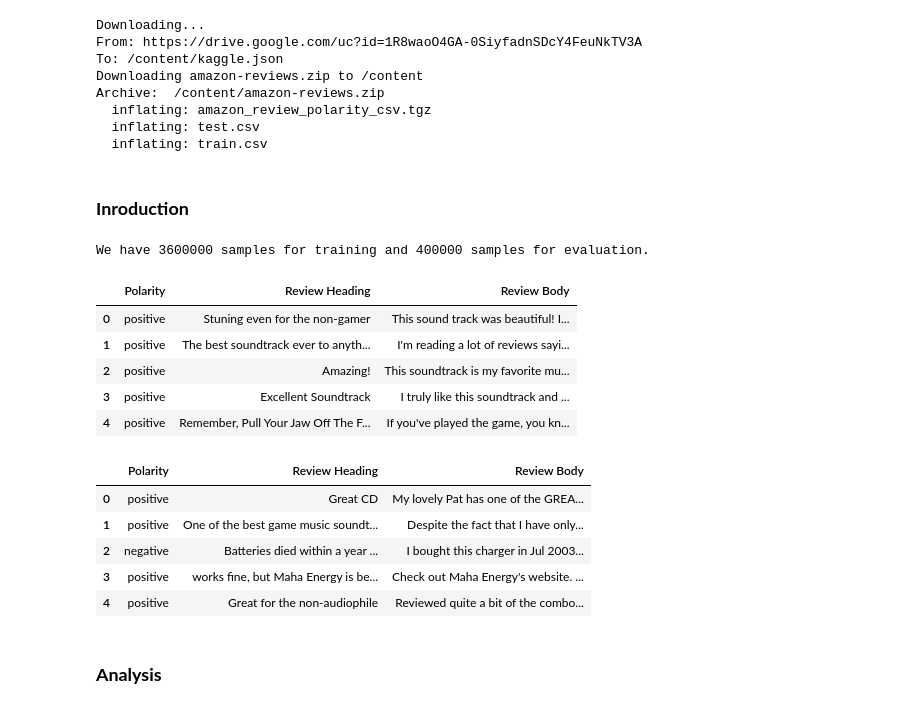
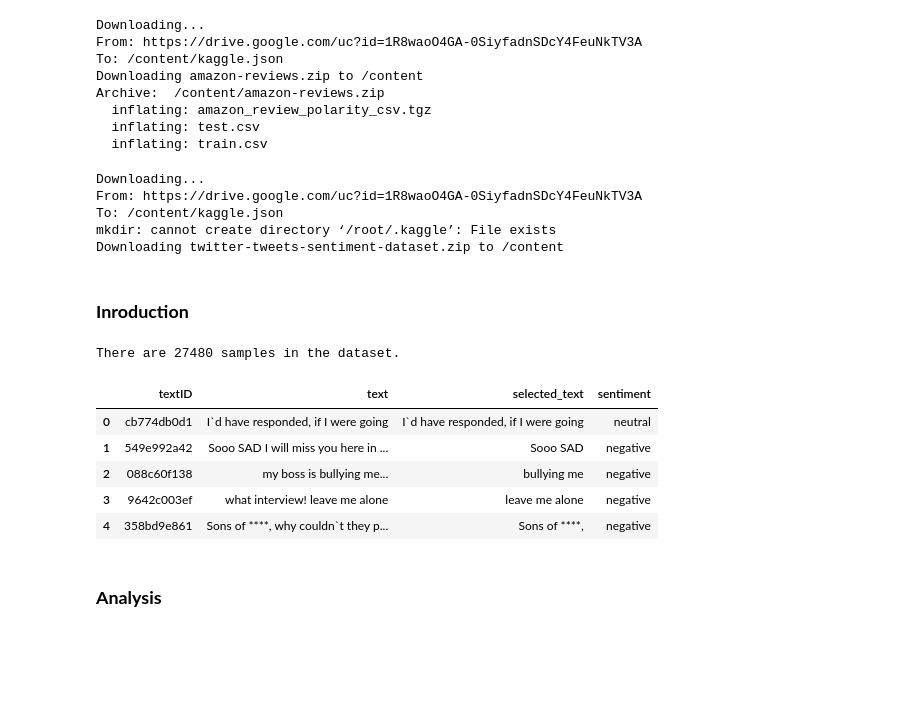
Before and after one commit to mojtabaSefidi/Small-AI-Projects, a Jupyter notebook: Sentiment_Analysis_Using_DeepLearning.ipynb, the cells around one changed output. Cells and saved outputs as stored; diff of their text form; code cells hidden in the pictures; blank space fills up the shorter version.

Commit message:
-Dataset changed -Glove sentence embedding -Bert sentence embedding

```diff
--- a/Sentiment_Analysis_Using_DeepLearning.ipynb
+++ b/Sentiment_Analysis_Using_DeepLearning.ipynb
@@ -37,11 +47,21 @@ Archive:  /content/amazon-reviews.zip
   inflating: amazon_review_polarity_csv.tgz
   inflating: test.csv
   inflating: train.csv
+# %%
+!gdown 1R8waoO4GA-0SiyfadnSDcY4FeuNkTV3A
+! pip install -q kaggle
+! mkdir ~/.kaggle
+! cp kaggle.json ~/.kaggle/
+! chmod 600 ~/.kaggle/kaggle.json
+! kaggle datasets download -d yasserh/twitter-tweets-sentiment-dataset
+!unzip /content/twitter-tweets-sentiment-dataset.zip
+os.rename('Tweets.csv', 'Sentiment_Analysis_Dataset.csv')
+os.remove("/content/twitter-tweets-sentiment-dataset.zip")
+# %% [output]
+Downloading...
+From: https://drive.google.com/uc?id=1R8waoO4GA-0SiyfadnSDcY4FeuNkTV3A
+To: /content/kaggle.json
+mkdir: cannot create directory ‘/root/.kaggle’: File exists
+Downloading twitter-tweets-sentiment-dataset.zip to /content
 # %% [markdown]
 ### **Inroduction**
-# %%
-train_dataset = pd.read_csv('Amazon_Review_Train.csv', names=['Polarity', 'Review Heading', 'Review Body'], dtype={'Polarity':np.int8, 'Review Heading':str, 'Review Body':str})
-test_dataset = pd.read_csv('Amazon_Review_Test.csv', names=['Polarity', 'Review Heading', 'Review Body'], dtype={'Polarity':np.int8, 'Review Heading':str, 'Review Body':str})
-print(f'We have {len(train_dataset)} samples for training and {len(test_dataset)} samples for evaluation.')
-# %% [output]
-We have 3600000 samples for training and 400000 samples for evaluation.
@@ -51,21 +68,18 @@ test_dataset['Polarity'] = test_dataset['Polarity'].map({2:'positive', 1:'negati
+# %%
+dataset = pd.read_csv('/content/Sentiment_Analysis_Dataset.csv')
+dataset = dataset.dropna(axis=0).reset_index(drop=True)
+print(f'There are {len(dataset)} samples in the dataset.')
+# %% [output]
+There are 27480 samples in the dataset.
 # %%
-train_dataset.head()
+dataset.head()
 # %% [output]
-|  | Polarity | Review Heading | Review Body |
-| 0 | positive | Stuning even for the non-gamer | This sound track was beautiful! I... |
-| 1 | positive | The best soundtrack ever to anyth... | I'm reading a lot of reviews sayi... |
-| 2 | positive | Amazing! | This soundtrack is my favorite mu... |
-| 3 | positive | Excellent Soundtrack | I truly like this soundtrack and ... |
-| 4 | positive | Remember, Pull Your Jaw Off The F... | If you've played the game, you kn... |
+|  | textID | text | selected_text | sentiment |
+| 0 | cb774db0d1 | I`d have responded, if I were going | I`d have responded, if I were going | neutral |
+| 1 | 549e992a42 | Sooo SAD I will miss you here in ... | Sooo SAD | negative |
+| 2 | 088c60f138 | my boss is bullying me... | bullying me | negative |
+| 3 | 9642c003ef | what interview! leave me alone | leave me alone | negative |
+| 4 | 358bd9e861 | Sons of ****, why couldn`t they p... | Sons of ****, | negative |
-# %%
-test_dataset.head()
-# %% [output]
-|  | Polarity | Review Heading | Review Body |
-| 0 | positive | Great CD | My lovely Pat has one of the GREA... |
-| 1 | positive | One of the best game music soundt... | Despite the fact that I have only... |
-| 2 | negative | Batteries died within a year ... | I bought this charger in Jul 2003... |
-| 3 | positive | works fine, but Maha Energy is be... | Check out Maha Energy's website. ... |
-| 4 | positive | Great for the non-audiophile | Reviewed quite a bit of the combo... |
 # %% [markdown]
 ### **Analysis**
 # %% [markdown]
```
Also changed, not shown: parts of 22 cells of this notebook.
